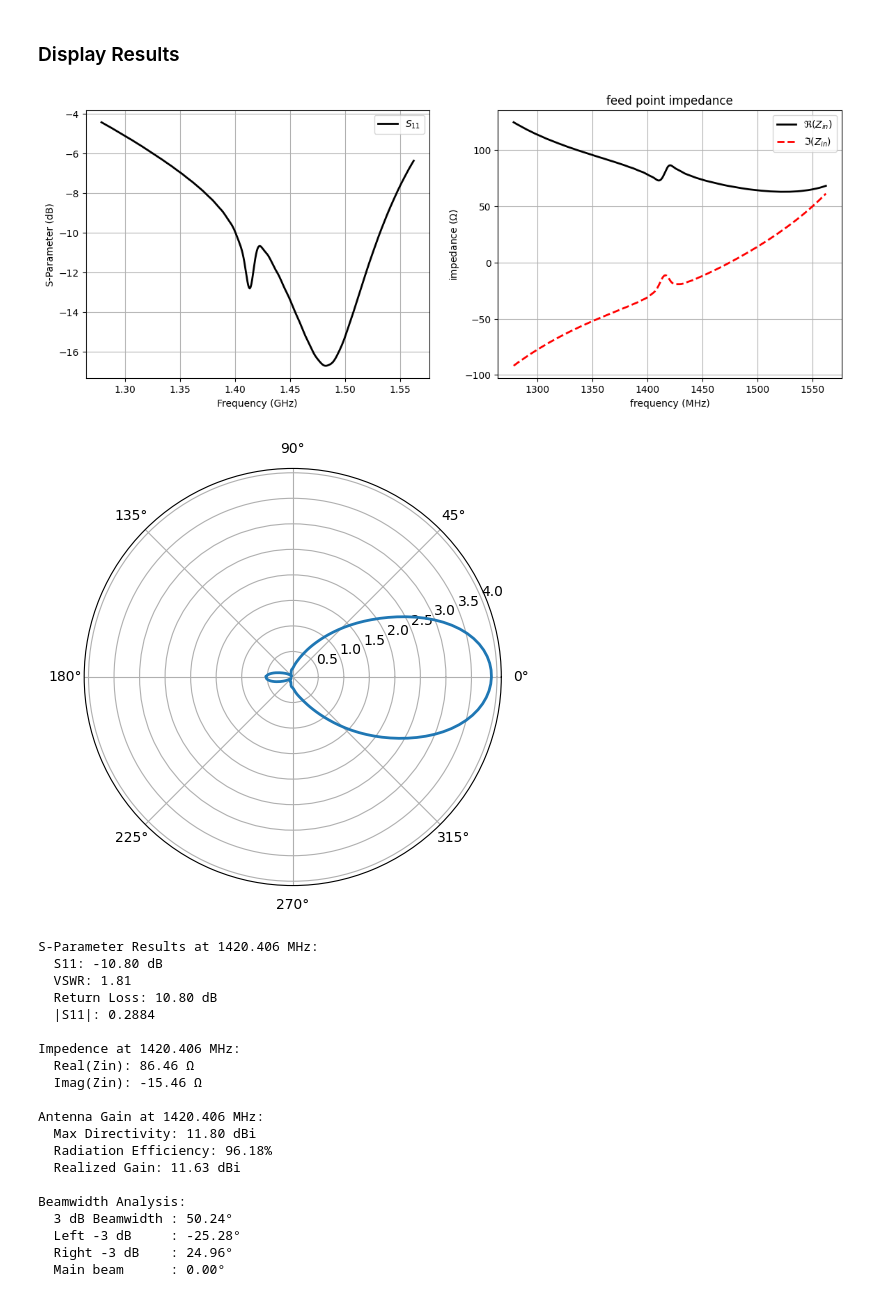
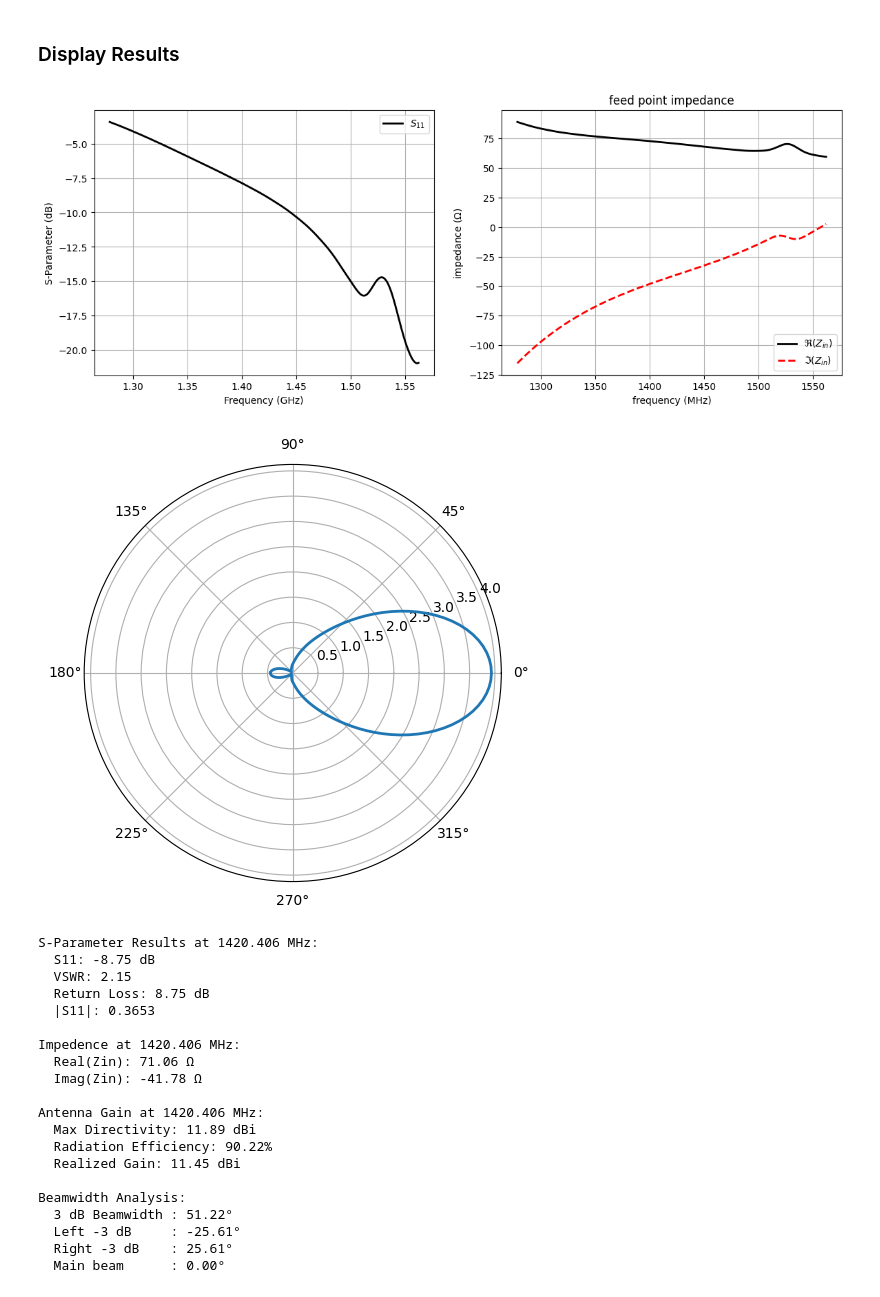
Before and after one commit to RainbowCache/hydrogen-line-horn-antenna, a Jupyter notebook: horn_antenna_design.ipynb, the cells around one changed output. Saved outputs shown, nothing was run; the diff lists cells and outputs as text; code cells hidden in the pictures.

```diff
--- a/horn_antenna_design.ipynb
+++ b/horn_antenna_design.ipynb
@@ -96,6 +96,7 @@ waveguide_diameter_min = (root_te11 * speed_of_light_meters_per_second) / (np.pi
 waveguide_diameter_max = (root_tm01 * speed_of_light_meters_per_second) / (np.pi * (tm01_margin * target_center_frequency_hz))
 
 waveguide_diameter_meters = (waveguide_diameter_min + waveguide_diameter_max) / 2
+waveguide_diameter_meters = waveguide_diameter_meters + 1 * 1e-3 # add 1mm for to make room for manufacturing tolerances.
 
 te11_cutoff_frequency_hz = (root_te11 * speed_of_light_meters_per_second) / (np.pi * waveguide_diameter_meters)
 tm01_cutoff_frequency_hz = (root_tm01 * speed_of_light_meters_per_second) / (np.pi * waveguide_diameter_meters)
@@ -914,7 +1469,7 @@ Here we define the variables we'll be using to model for OpenEMS.
 if do_simulation:
     # Actual geometry implementation
     print("\nAdding geometry to OpenEMS simulation...")
-    mesh_res_mm = target_center_frequency_wavelength_meters / 20 * 1e3  # Convert to mm. Our mesh resolution.
+    mesh_res_mm = target_center_frequency_wavelength_meters / 60 * 1e3  # Convert to mm. Our mesh resolution.
 
     # Convert dimensions to mm for OpenEMS
     horn_length_mm = horn_length_meters * 1e3
@@ -928,7 +1483,7 @@ if do_simulation:
 
     # Wall thickness for the antenna structure (copper tape thickness)
     # wall_thickness_mm = 0.07  # ~0.07mm (2.75 mil) is typical for copper tape with conductive adhesive
-    wall_thickness_mm = mesh_res_mm * 3  # 2-3 mesh cells thick to ensure proper representation.
+    wall_thickness_mm = mesh_res_mm * 4  # 2-4 mesh cells thick to ensure proper representation.
 
     print("Adding feed structure to OpenEMS simulation...")
 
@@ -1166,14 +1721,14 @@ if do_simulation:
     print(f"\n2. Adding coaxial probe feed")
 
     # Probe extends from bottom of waveguide up through center
-    probe_z_offset_for_modeling_mm = mesh_res_mm * 2 # A small offset to avoid touching the waveguide and create a space for the port.
+    probe_z_offset_for_modeling_mm = wall_thickness_mm # A small offset to avoid touching the waveguide and create a space for the port.
     probe_z_start = -waveguide_radius_mm + probe_z_offset_for_modeling_mm  # Start below waveguide
-    probe_z_end = probe_z_start + (target_center_frequency_wavelength_mm / 4) # probe_length_mm - (probe_z_offset_for_modeling_mm)
+    probe_z_end = probe_z_start + (probe_length_mm) + wall_thickness_mm # probe_length_mm - (probe_z_offset_for_modeling_mm)
 
     # Cylinder axis is automatically determined by start and stop coordinates
     probe_metal.AddCylinder(priority=1, start=[probe_pos_mm, 0, probe_z_start],
                            stop=[probe_pos_mm, 0, probe_z_end],
-                           radius=(mesh_res_mm)) # Note: We don't model the probe actual thickness, just something that fits in the mesh. This speeds up the sim since electrically, it's the smae.
+                           radius=(mesh_res_mm * 2)) # Note: We don't model the probe actual thickness, just something that fits in the mesh. This speeds up the sim since electrically, it's the smae.
     print(f"   ✓ Probe added at x={probe_pos_mm:.1f} mm, y={0:.2f} mm")
     print(f"   ✓ Probe extends from z={probe_z_start:.1f} to z={probe_z_end:.1f} mm")
 
@@ -1201,8 +1756,8 @@ if do_simulation:
     # Calculate port length to span at least 2 mesh cells for proper integration
     # The port must touch the probe and waveguide wall
     port_length_mm = probe_z_start + waveguide_radius_mm
-    port_start = [probe_pos_mm - (mesh_res_mm), 0 - (mesh_res_mm), -waveguide_radius_mm] # Make sure the port isn't zero length in any direction. It's a box.
-    port_stop = [probe_pos_mm + (mesh_res_mm), 0 + (mesh_res_mm), -waveguide_radius_mm + port_length_mm]
+    port_start = [probe_pos_mm - (wall_thickness_mm / 2), 0 - (wall_thickness_mm / 2), -waveguide_radius_mm] # Make sure the port isn't zero length in any direction. It's a box.
+    port_stop = [probe_pos_mm + (wall_thickness_mm / 2), 0 + (wall_thickness_mm / 2), -waveguide_radius_mm + port_length_mm]
 
     # Create port with 50 Ohm impedance, excitation in z-direction
     # Note: OpenEMS automatically creates port_ut_1 and port_it_1 files for voltage/current data
@@ -1480,15 +2035,11 @@ if do_simulation:
         ax2.set_ylabel( r'impedance ($\Omega$)' )
         ax2.legend( )
 
-        idx = np.where((s11_dB<-10) & (s11_dB==np.min(s11_dB)))[0]
-        if not len(idx)==1:
-                print('No resonance frequency found for far-field calulation')
-        else:
-                f_res = f[idx[0]]
+        f_res = f[200]
 
-                # 0-400. 200 is center frequency.
-                E_norm = 20 * np.log10(nf2ff_calc.E_norm[200]/np.max(nf2ff_calc.E_norm[200])) + 10.0*np.log10(nf2ff_calc.Dmax[200])
-                pl1.plot(np.deg2rad(phi), 10**(np.squeeze(E_norm / 20)), linewidth=2, label='xy-plane')
+        # 0-400. 200 is center frequency.
+        E_norm = 20 * np.log10(nf2ff_calc.E_norm[200]/np.max(nf2ff_calc.E_norm[200])) + 10.0*np.log10(nf2ff_calc.Dmax[200])
+        pl1.plot(np.deg2rad(phi), 10**(np.squeeze(E_norm / 20)), linewidth=2, label='xy-plane')
 
 
         plt.tight_layout()
@@ -1579,52 +2130,52 @@ if do_simulation:
                         break
 
         right_angle = None
         for i in range(main_idx + 1, len(E_norm_dB)):
                 if E_norm_dB[i] <= half_power_level:
                         x1, x2 = phi_cut[i - 1], phi_cut[i]
                         y1, y2 = E_norm_dB[i - 1], E_norm_dB[i]
                         right_angle = x1 + (half_power_level - y1) * (x2 - x1) / (y2 - y1)
                         break
 
         # -----------------------------
         # Beamwidth
         # -----------------------------
         if left_angle is not None and right_angle is not None:
                 beamwidth_measured = abs(right_angle - left_angle)
         else:
                 beamwidth_measured = None
 
         # -----------------------------
         # Report
         # -----------------------------
         print("\nBeamwidth Analysis:")
         if beamwidth_measured is not None:
                 print(f"  3 dB Beamwidth : {beamwidth_measured:.2f}°")
                 print(f"  Left -3 dB     : {left_angle:.2f}°")
                 print(f"  Right -3 dB    : {right_angle:.2f}°")
                 print(f"  Main beam      : {main_angle:.2f}°")
         else:
                 print("  Beamwidth could not be determined")
 # %% [output]
-[figure, old version]
+[figure, new version]
 [figure]
 S-Parameter Results at 1420.406 MHz:
-  S11: -10.80 dB
-  VSWR: 1.81
-  Return Loss: 10.80 dB
-  |S11|: 0.2884
+  S11: -8.75 dB
+  VSWR: 2.15
+  Return Loss: 8.75 dB
+  |S11|: 0.3653
 
 Impedence at 1420.406 MHz:
-  Real(Zin): 86.46 Ω
-  Imag(Zin): -15.46 Ω
+  Real(Zin): 71.06 Ω
+  Imag(Zin): -41.78 Ω
 
 Antenna Gain at 1420.406 MHz:
-  Max Directivity: 11.80 dBi
-  Radiation Efficiency: 96.18%
-  Realized Gain: 11.63 dBi
+  Max Directivity: 11.89 dBi
+  Radiation Efficiency: 90.22%
+  Realized Gain: 11.45 dBi
 
 Beamwidth Analysis:
-  3 dB Beamwidth : 50.24°
-  Left -3 dB     : -25.28°
-  Right -3 dB    : 24.96°
+  3 dB Beamwidth : 51.22°
+  Left -3 dB     : -25.61°
+  Right -3 dB    : 25.61°
   Main beam      : 0.00°
```
Also changed, not shown: parts of 23 cells of this notebook.
